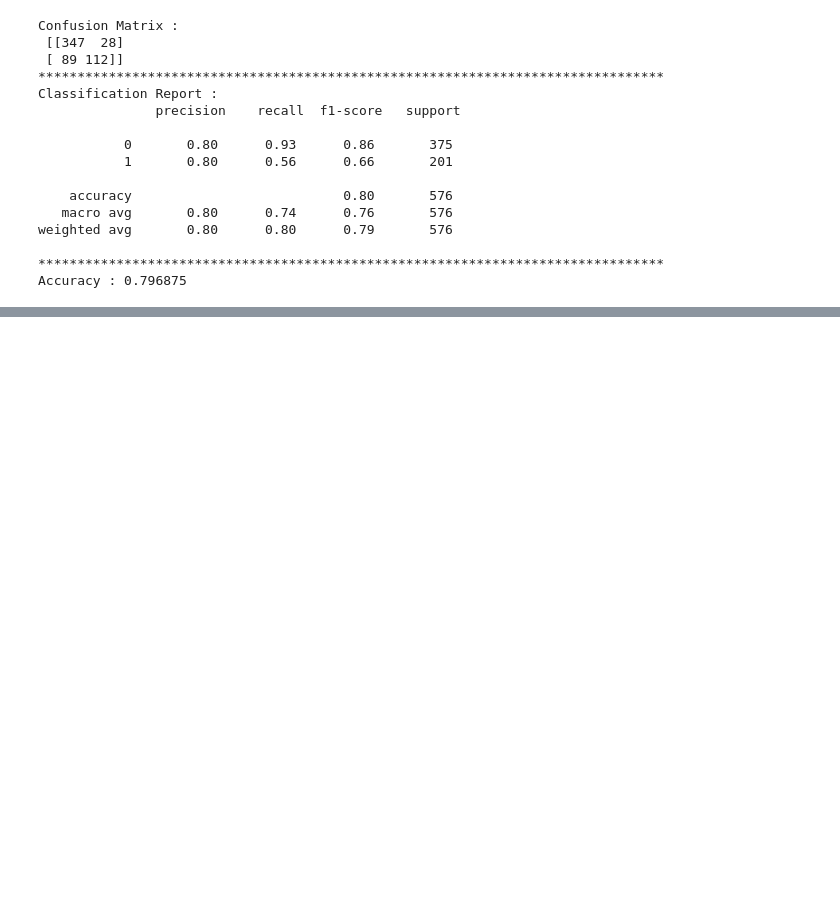
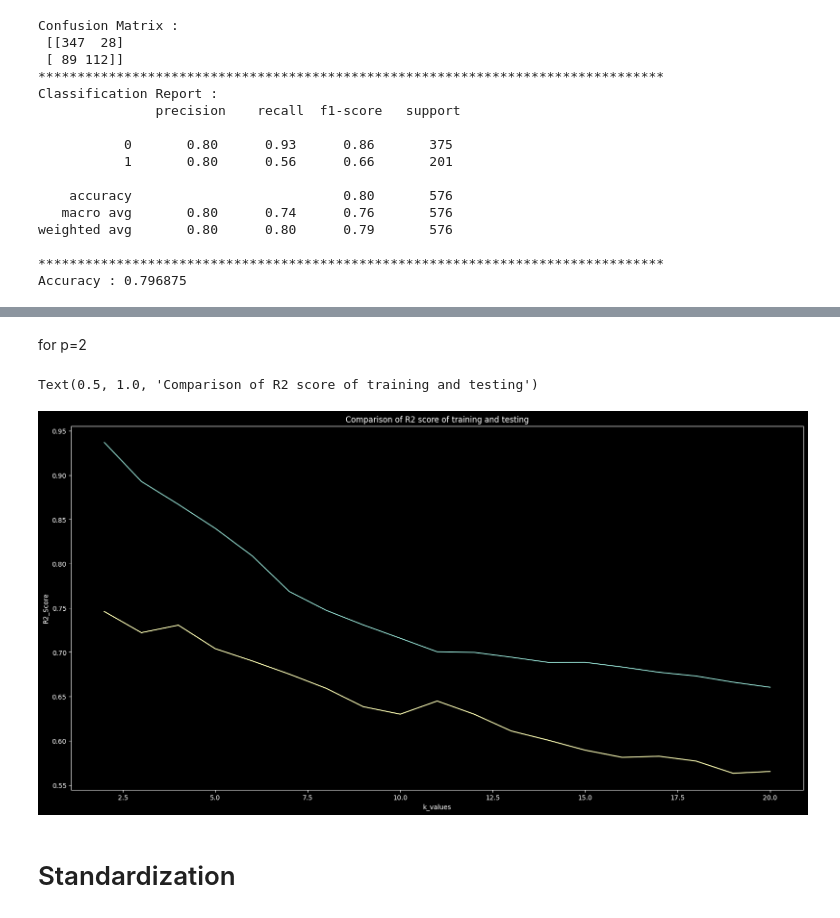
Before and after one commit to abhishek2young/Python-Hands-ON, a Jupyter notebook: KNN_revision.ipynb, the cells around one changed output, grey strips where cells are left out. Saved outputs shown, nothing was run; the diff lists cells and outputs as text; code cells hidden in the pictures; blank space fills up the shorter version.

```diff
--- a/KNN_revision.ipynb
+++ b/KNN_revision.ipynb
@@ -1189,0 +1671,24 @@ Accuracy : 0.796875
+# %% [markdown]
+for p=2
+# %%
+r2_train_list_p2 = []
+r2_testing_list_p2 = []
+for k in k_values:
+    knn_reg = KNeighborsRegressor(n_neighbors=k,p=2)
+    knn_reg.fit(normal_train_df,y_train)
+    r2_training=knn_reg.score(normal_train_df,y_train)
+    r2_train_list_p2.append(r2_training)
+    r2_testing=knn_reg.score(normal_testing_df,y_test)
+    r2_testing_list_p2.append(r2_testing)
+
+plt.figure(figsize=(20,10))
+plt.plot(k_values,r2_train_list_p2)
+plt.plot(k_values,r2_testing_list_p2)
+plt.xlabel("k_values")
+plt.ylabel("R2_Score")
+plt.title("Comparison of R2 score of training and testing")
+# %% [output]
+Text(0.5, 1.0, 'Comparison of R2 score of training and testing')
+[figure, added]
+# %% [markdown]
+# Standardization
```
Also changed, not shown: parts of 121 cells of this notebook.
